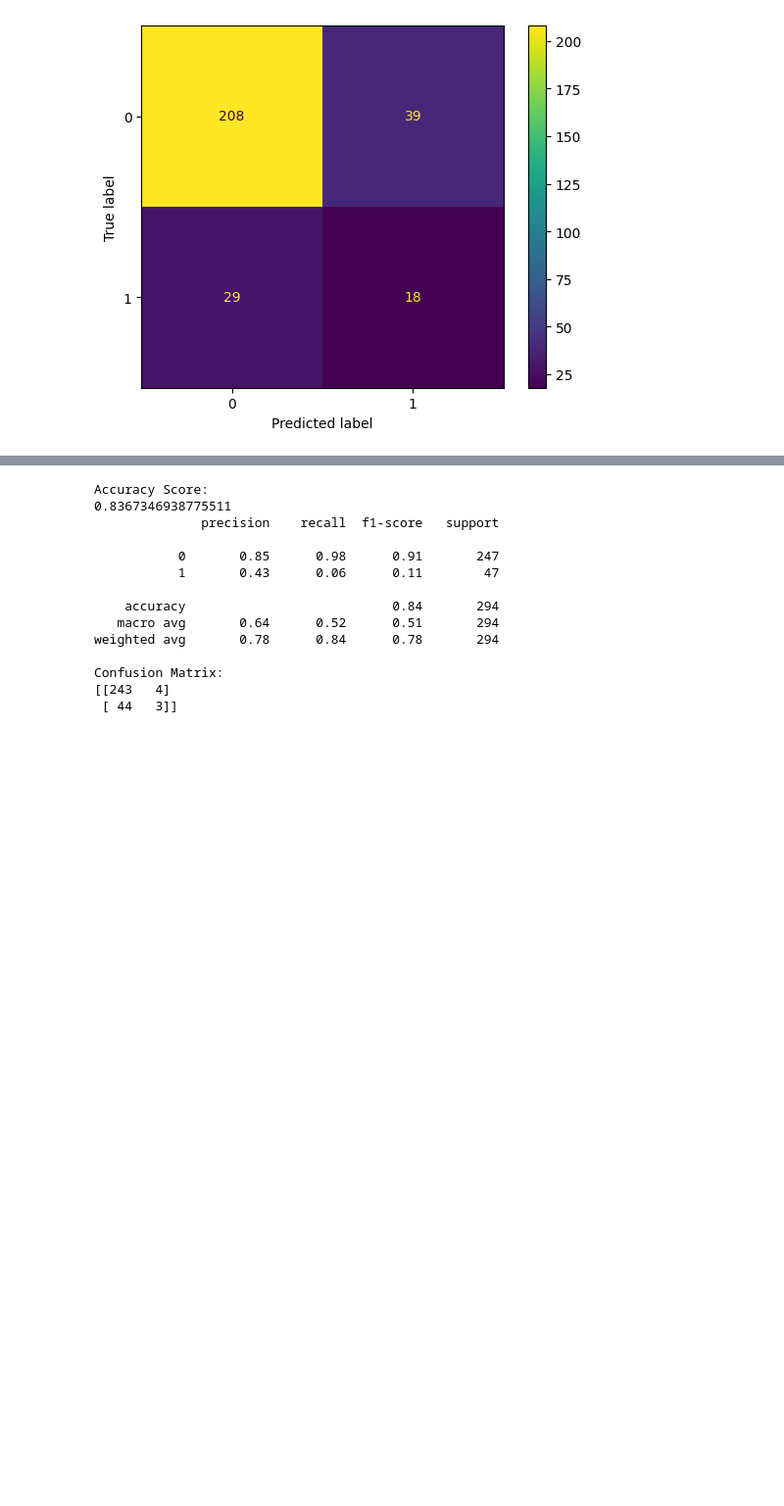
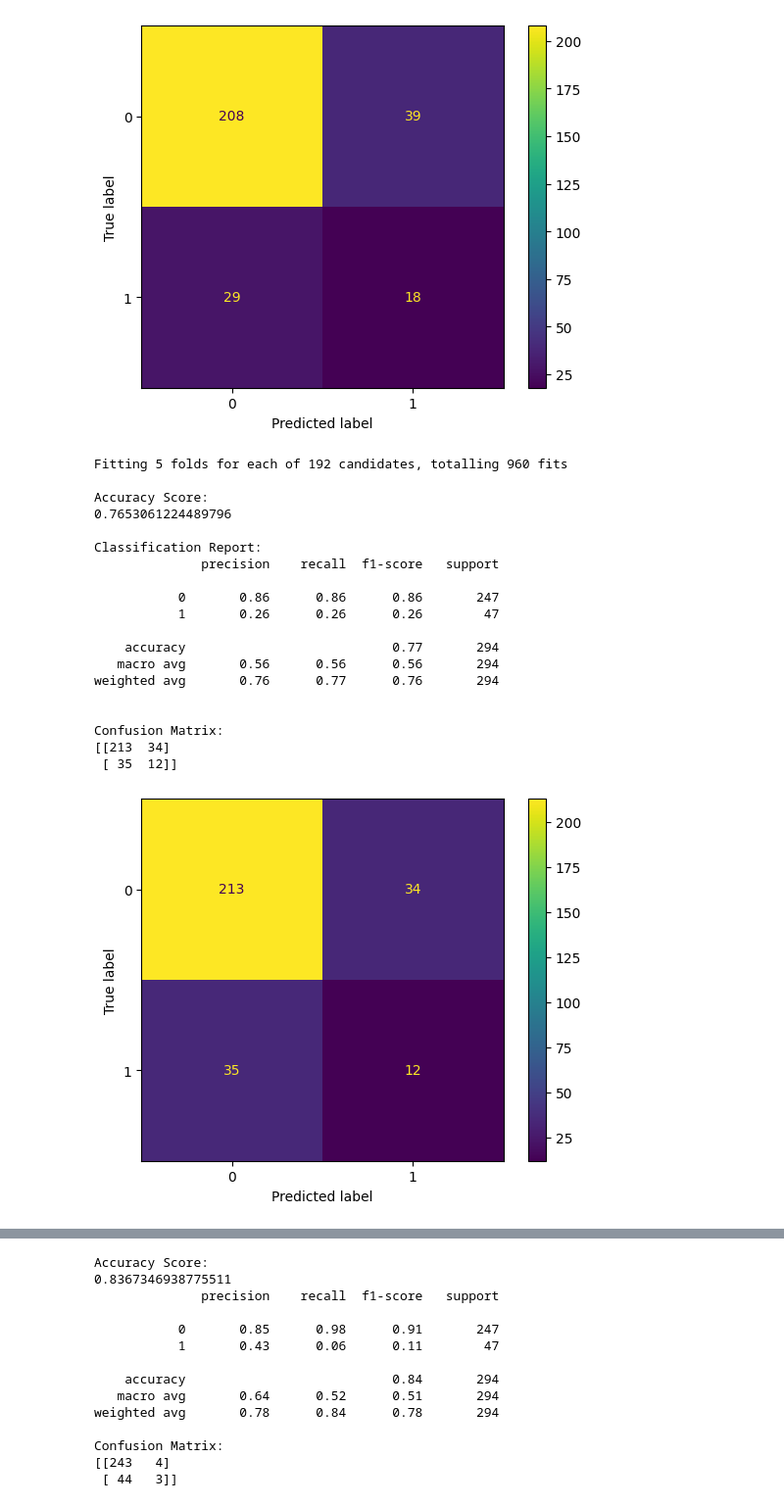
Before and after one commit to byrdwcrawford/HR_Analytics, a Jupyter notebook: HR_Model_Final.ipynb, the cells around one changed output, grey strips where cells are left out. Shown at 98% size. Cells and saved outputs as stored; diff of their text form; code cells hidden in the pictures; blank space fills up the shorter version.

```diff
--- a/HR_Model_Final.ipynb
+++ b/HR_Model_Final.ipynb
@@ -1069,4 +1072,63 @@ Confusion Matrix:
 [[208  39]
  [ 29  18]]
 [figure]
+# %%
+# Define the parameter grid
+param_grid_fi_cv = {
+    'max_depth': [None, 10, 20, 30, 40, 50],
+    'min_samples_split': [2, 5, 10, 20],
+    'min_samples_leaf': [1, 2, 5, 10],
+    'criterion': ['gini', 'entropy']
+}
+
+# Initialize the classifier
+clf_tree_fi = DecisionTreeClassifier(random_state=42)
+
+# Initialize GridSearchCV with the classifier and parameter grid
+grid_search = GridSearchCV(estimator=clf_tree_fi, param_grid=param_grid_fi_cv,
+                           scoring='accuracy', cv=5, n_jobs=-1, verbose=1)
+
+# Fit GridSearchCV to the training data
+grid_search.fit(X_train_balanced_fi, y_train_balanced_fi)
+
+# Get the best estimator
+best_clf_tree_fi = grid_search.best_estimator_
+
+# Make predictions with the best estimator
+y_pred_cv_fi = best_clf_tree_fi.predict(X_test_fi)
+
+# Evaluate the best estimator
+print("\nAccuracy Score:")
+print(accuracy_score(y_test_fi, y_pred_cv_fi))
+print("\nClassification Report:")
+print(classification_report(y_test_fi, y_pred_cv_fi))
+
+print("\nConfusion Matrix:")
+cm_fi = confusion_matrix(y_test_fi, y_pred_cv_fi)
+print(cm_fi)
+
+# Plot the confusion matrix
+ConfusionMatrixDisplay(confusion_matrix=cm_fi, display_labels=best_clf_tree_fi.classes_).plot()
+plt.show()
+# %% [output]
+Fitting 5 folds for each of 192 candidates, totalling 960 fits
+
+Accuracy Score:
+0.7653061224489796
+
+Classification Report:
+              precision    recall  f1-score   support
+
+           0       0.86      0.86      0.86       247
+           1       0.26      0.26      0.26        47
+
+    accuracy                           0.77       294
+   macro avg       0.56      0.56      0.56       294
+weighted avg       0.76      0.77      0.76       294
+
+
+Confusion Matrix:
+[[213  34]
+ [ 35  12]]
+[figure, added]
 # %% [markdown]
```
Also changed, not shown: parts of 34 cells of this notebook.
